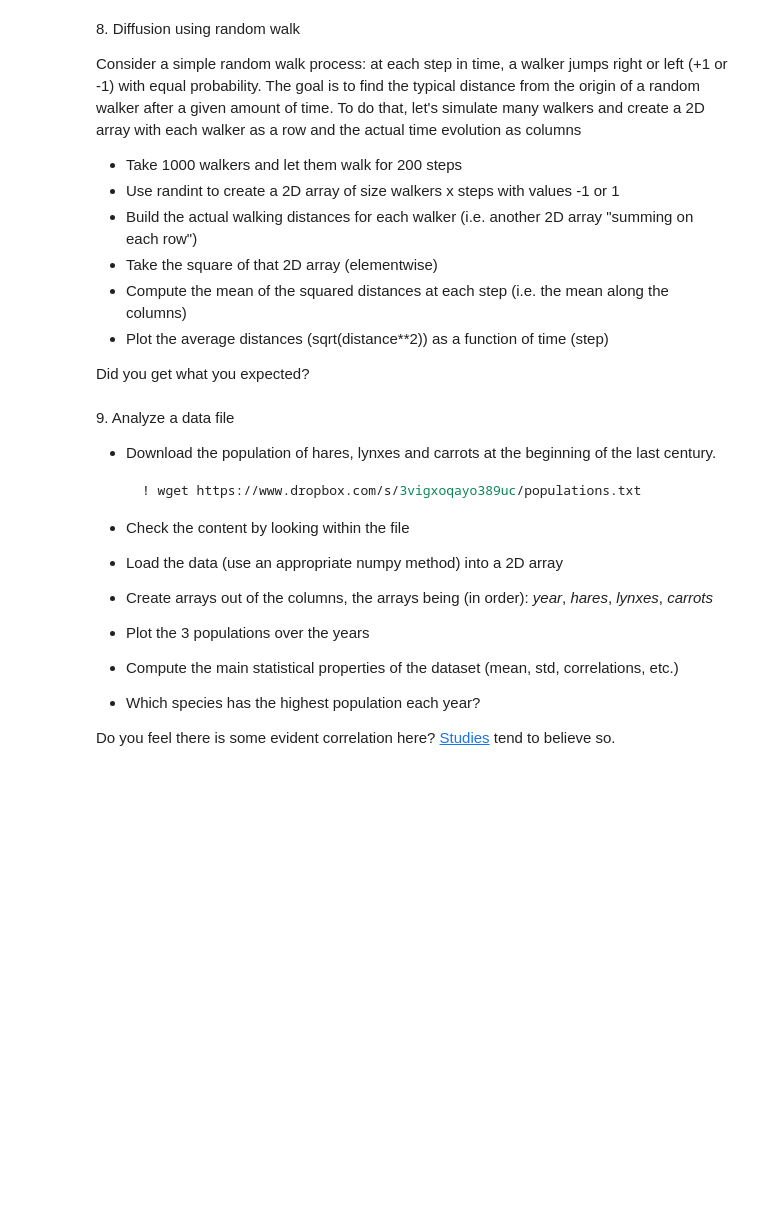
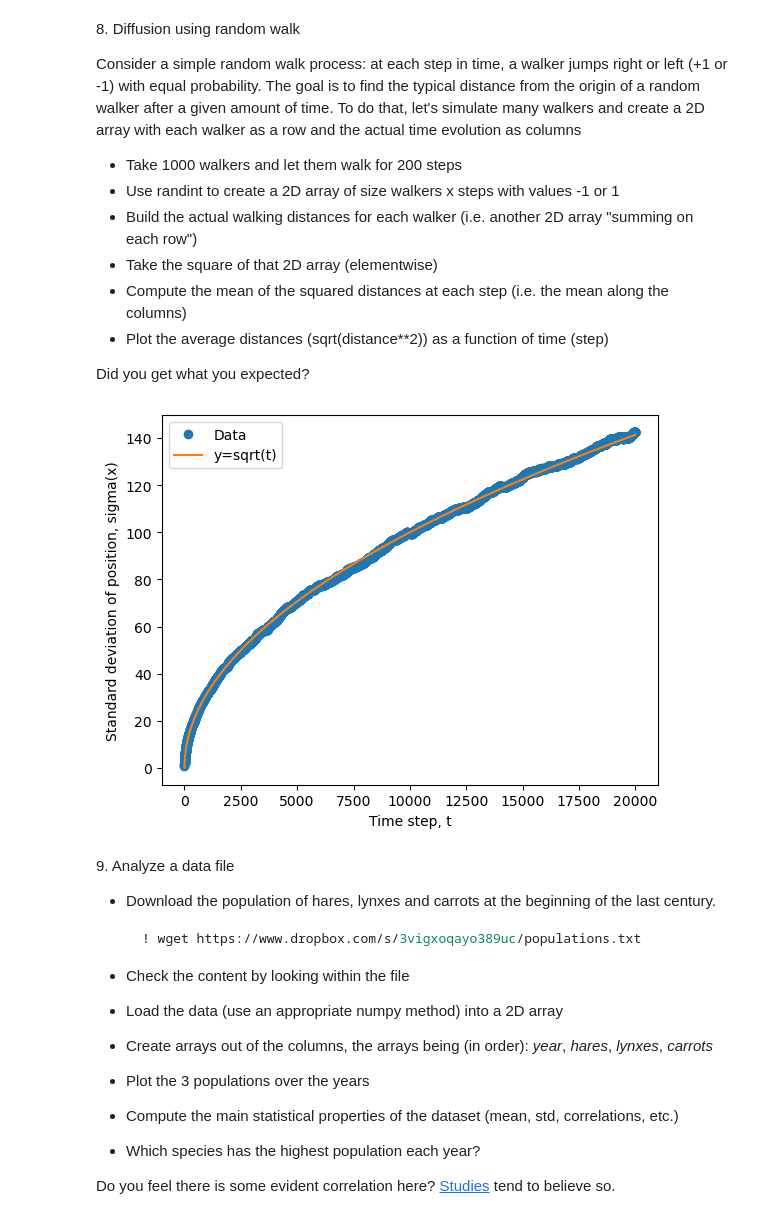
Before and after one commit to LiberoP/LaboratoryOfComputationalPhysics_Y8, a Jupyter notebook: 04ex_Numpy.ipynb, the cells around one changed output. Cells and saved outputs as stored; diff of their text form; code cells hidden in the pictures; blank space fills up the shorter version.

```diff
--- a/04ex_Numpy.ipynb
+++ b/04ex_Numpy.ipynb
@@ -245,7 +229,29 @@ Did you get what you expected?
 # %%
 #0,1,2- ie position is on y-axis, time on x-axis, each element a point in the graph. one column at a time, each element is randomly +- 1
 #3- then to get the final distance from origin, sum (the +-1s) on each row.
 #4,5- ie we get approximation of sigma^2 (not "the average" which is 0) at each time step (an array)
+import numpy as np
+import matplotlib.pyplot as plt
+rng=np.random.default_rng(seed=18)
+N_ws=1000
+N_sts=20000
+sts_mat_0=rng.integers(low=0,high=2, size=(N_ws,N_sts))
+sts_mat=2*sts_mat_0-1 # ---> rescale so that 0->-1, 1->1
+#print(sts_mat)
+dist_ar=np.cumsum(sts_mat, axis=1)
+#print(dist_ar)
+dist_ar_sq=dist_ar**2
+sq_dist_m=np.mean(dist_ar_sq, axis=0) # ---> mean of squares, ie sigma^2 ie variance (bc mean 0)
+fig,ax=plt.subplots()
+time=np.arange(N_sts)
+ax.plot(time, np.sqrt(sq_dist_m), 'o', label="Data")
+ax.plot(time, np.sqrt(time), '-', label="y=sqrt(t)") # ---> shouldnt there be a 2/pi constant however?
+ax.set_xlabel("Time step, t")
+ax.set_ylabel("Standard deviation of position, sigma(x)")
+plt.legend()
+plt.show()
+# %% [output]
+[figure, added]
 # %% [markdown]
 9\. Analyze a data file
   * Download the population of hares, lynxes and carrots at the beginning of the last century.
```
Also changed, not shown: parts of 3 cells of this notebook, 6 other files.
